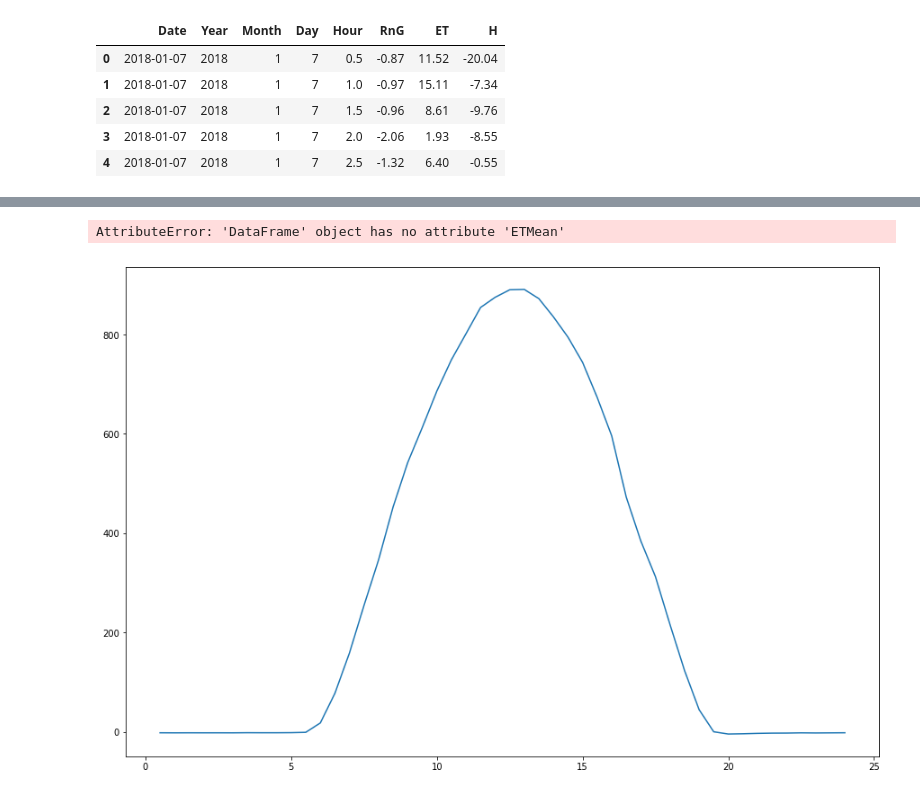
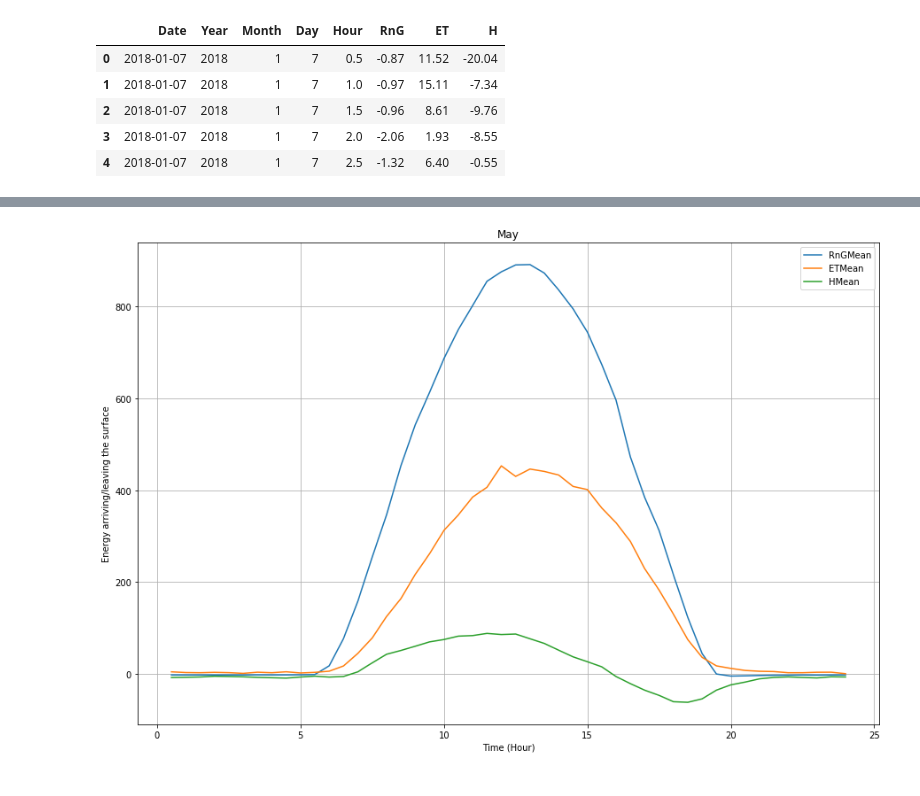
Before and after one commit to JoelA06/Tareas, a Jupyter notebook: SegundaEvaluacion/Evaluacion2.ipynb, the cells around one changed output, grey strips where cells are left out. Drawn from its saved outputs; the diff is of its cells as text; code cells hidden in the pictures.

```diff
--- a/SegundaEvaluacion/Evaluacion2.ipynb
+++ b/SegundaEvaluacion/Evaluacion2.ipynb
@@ -424,7 +424,7 @@ Flujo1.head()
 Flujo2 = Flujo1[Flujo1["Month"] == 5]
 # %%
 Flujo2["RnGMean"] = Flujo2.groupby(["Hour"])["RnG"].transform("mean")
-Flujo1["ETMean"]  = Flujo2.groupby(["Hour"])["ET"].transform("mean")
+Flujo2["ETMean"]  = Flujo2.groupby(["Hour"])["ET"].transform("mean")
 Flujo2["HMean"]   = Flujo2.groupby(["Hour"])["H"].transform("mean")
 Flujo2 = Flujo2.drop_duplicates(["Hour"]).reset_index(drop=True)
 Flujo2.head()
@@ -448,17 +438,16 @@ See the caveats in the documentation: http://pandas.pydata.org/pandas-docs/stabl
 # %%
 plt.figure(figsize=(15,10))
 plt.plot(Flujo2.Hour, Flujo2.RnGMean)
 plt.plot(Flujo2.Hour, Flujo2.ETMean)
 plt.plot(Flujo2.Hour, Flujo2.HMean)
 plt.xlabel("Time (Hour)")
 plt.ylabel("Energy arriving/leaving the surface")
 
 plt.grid()
 plt.legend()
 
-plt.title("Part 3")
+plt.title("May")
 plt.savefig("grafica_4", plt =2000)
 plt.show()
 # %% [output]
-AttributeError: 'DataFrame' object has no attribute 'ETMean'
-[figure, old version]
+[figure, new version]
```
Also changed, not shown: parts of 1 cell of this notebook, 2 other files.
